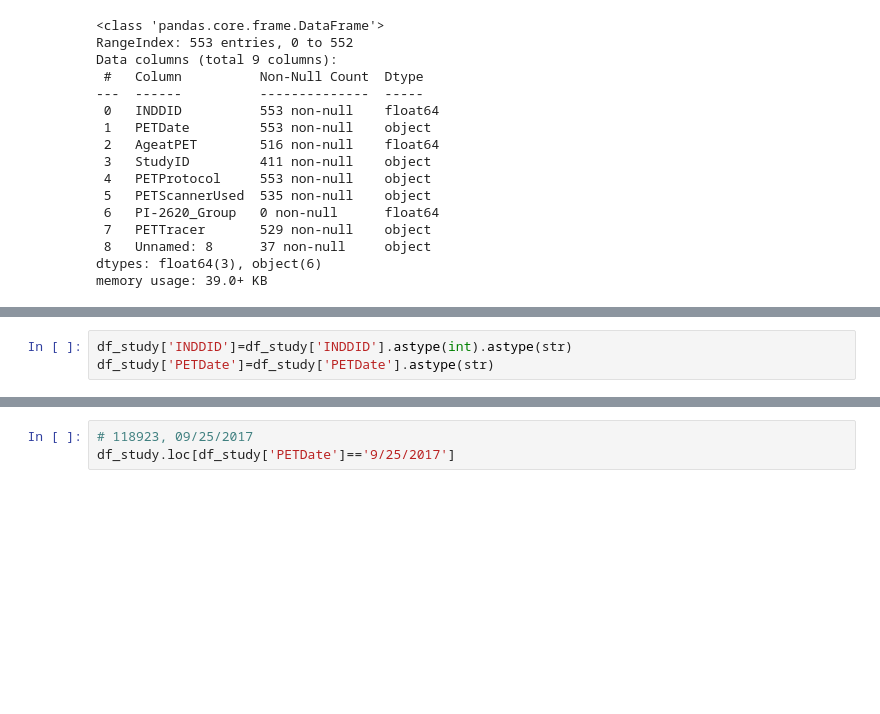
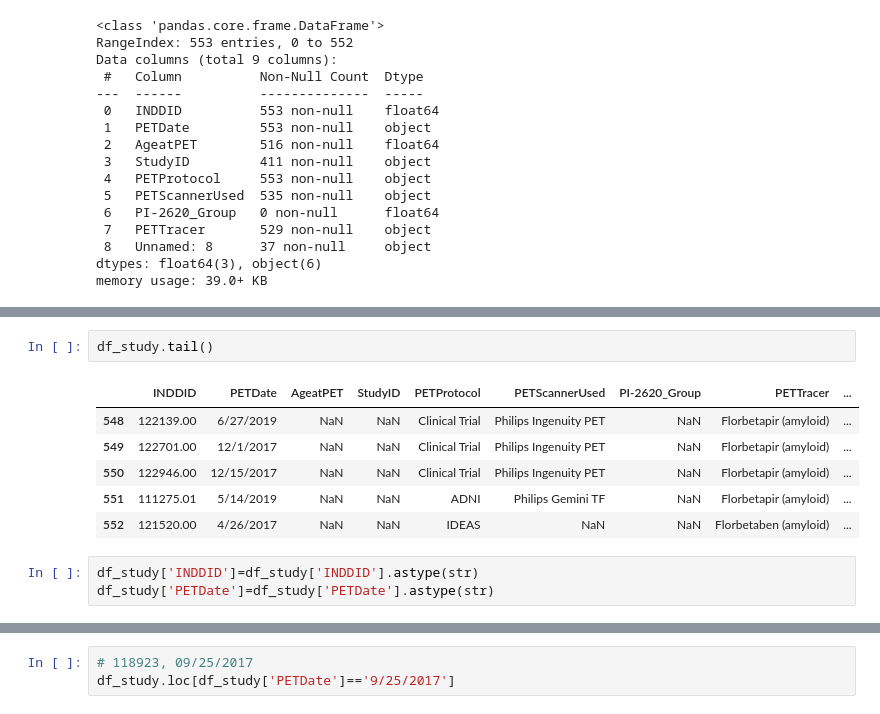
Before and after one commit to ermcgrew/flywheel, a Jupyter notebook: naccsc/PET_leftovers/Untitled.ipynb, the cells around one changed output, grey strips where cells are left out. Cells and saved outputs as stored; diff of their text form; blank space fills up the shorter version.

```diff
--- a/naccsc/PET_leftovers/Untitled.ipynb
+++ b/naccsc/PET_leftovers/Untitled.ipynb
@@ -42,5 +22,14 @@ df_study.head(20)
+# %%
+df_study.tail()
+# %% [output]
+|  | INDDID | PETDate | AgeatPET | StudyID | PETProtocol | PETScannerUsed | PI-2620_Group | PETTracer | ... |
+| 548 | 122139.00 | 6/27/2019 | NaN | NaN | Clinical Trial | Philips Ingenuity PET | NaN | Florbetapir (amyloid) | ... |
+| 549 | 122701.00 | 12/1/2017 | NaN | NaN | Clinical Trial | Philips Ingenuity PET | NaN | Florbetapir (amyloid) | ... |
+| 550 | 122946.00 | 12/15/2017 | NaN | NaN | Clinical Trial | Philips Ingenuity PET | NaN | Florbetapir (amyloid) | ... |
+| 551 | 111275.01 | 5/14/2019 | NaN | NaN | ADNI | Philips Gemini TF | NaN | Florbetapir (amyloid) | ... |
+| 552 | 121520.00 | 4/26/2017 | NaN | NaN | IDEAS | NaN | NaN | Florbetaben (amyloid) | ... |
 # %%
-df_study['INDDID']=df_study['INDDID'].astype(int).astype(str)
+df_study['INDDID']=df_study['INDDID'].astype(str)
 df_study['PETDate']=df_study['PETDate'].astype(str)
 # %%
 df_study
```
Also changed, not shown: parts of 7 cells of this notebook, 1 other file.
